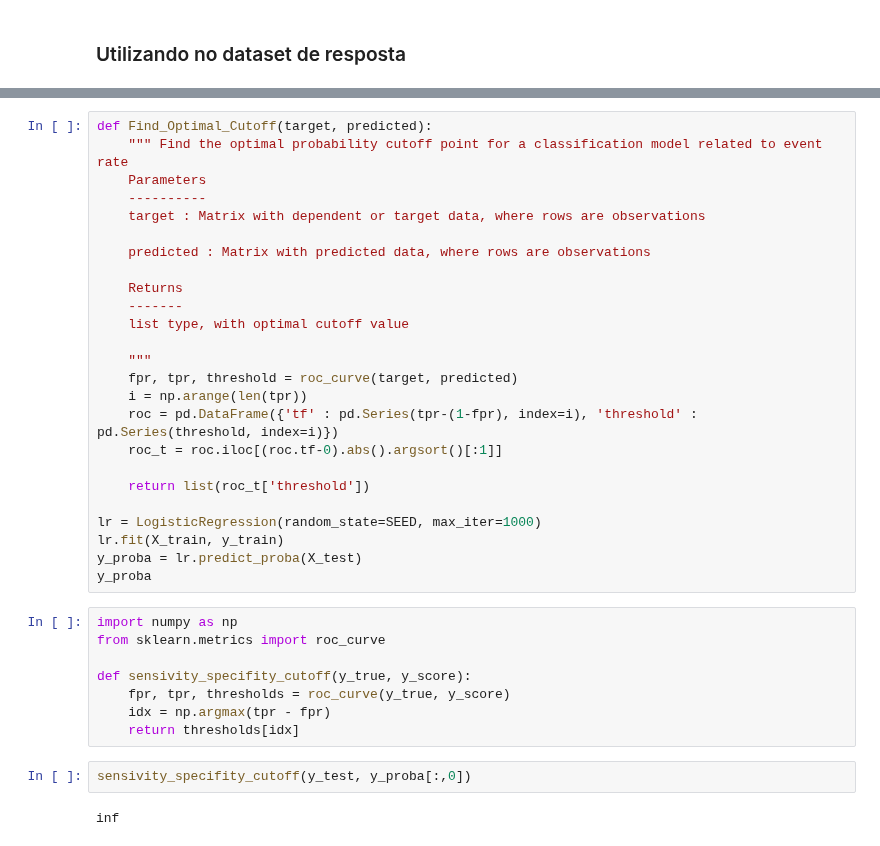
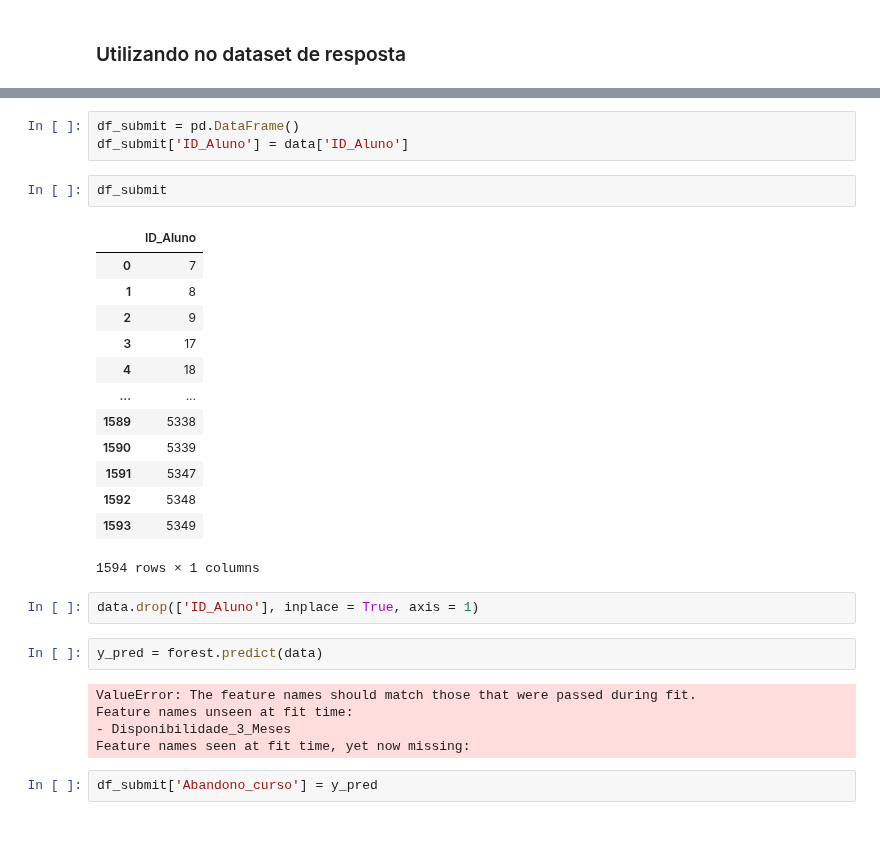
Before and after one commit to wellisonS/Desafio-Visagio, a Jupyter notebook: test.ipynb, the cells around one changed output, grey strips where cells are left out. Cells and saved outputs as stored; diff of their text form.

```diff
--- a/test.ipynb
+++ b/test.ipynb
@@ -654,37 +638,30 @@ data.head()
-# %%
-def Find_Optimal_Cutoff(target, predicted):
-    """ Find the optimal probability cutoff point for a classification model related to event rate
-    Parameters
-    ----------
-    target : Matrix with dependent or target data, where rows are observations
-
-    predicted : Matrix with predicted data, where rows are observations
-
-    Returns
-    -------
-    list type, with optimal cutoff value
-
-    """
-    fpr, tpr, threshold = roc_curve(target, predicted)
-    i = np.arange(len(tpr))
-    roc = pd.DataFrame({'tf' : pd.Series(tpr-(1-fpr), index=i), 'threshold' : pd.Series(threshold, index=i)})
-    roc_t = roc.iloc[(roc.tf-0).abs().argsort()[:1]]
-
-    return list(roc_t['threshold'])
-
-lr = LogisticRegression(random_state=SEED, max_iter=1000)
-lr.fit(X_train, y_train)
-y_proba = lr.predict_proba(X_test)
-y_proba
-# %%
-import numpy as np
-from sklearn.metrics import roc_curve
-
-def sensivity_specifity_cutoff(y_true, y_score):
-    fpr, tpr, thresholds = roc_curve(y_true, y_score)
-    idx = np.argmax(tpr - fpr)
-    return thresholds[idx]
-# %%
-sensivity_specifity_cutoff(y_test, y_proba[:,0])
-# %% [output]
-inf
+# %%
+df_submit = pd.DataFrame()
+df_submit['ID_Aluno'] = data['ID_Aluno']
+# %%
+df_submit
+# %% [output]
+|  | ID_Aluno |
+| 0 | 7 |
+| 1 | 8 |
+| 2 | 9 |
+| 3 | 17 |
+| 4 | 18 |
+| ... | ... |
+| 1589 | 5338 |
+| 1590 | 5339 |
+| 1591 | 5347 |
+| 1592 | 5348 |
+| 1593 | 5349 |
+1594 rows × 1 columns
+# %%
+data.drop(['ID_Aluno'], inplace = True, axis = 1)
+# %%
+y_pred = forest.predict(data)
+# %% [output]
+ValueError: The feature names should match those that were passed during fit.
+Feature names unseen at fit time:
+- Disponibilidade_3_Meses
+Feature names seen at fit time, yet now missing:
+# %%
+df_submit['Abandono_curso'] = y_pred
```
Also changed, not shown: parts of 26 cells of this notebook, 6 other files.
